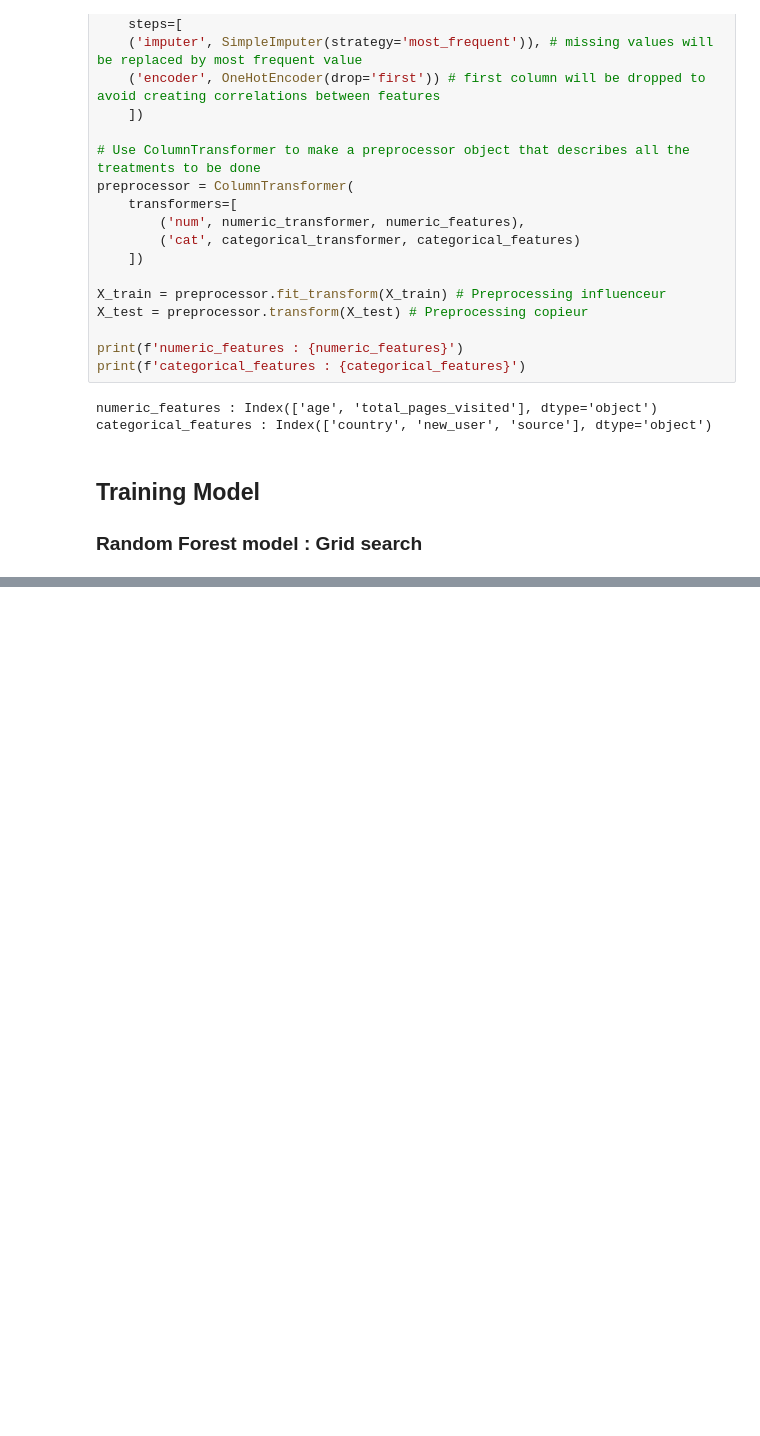
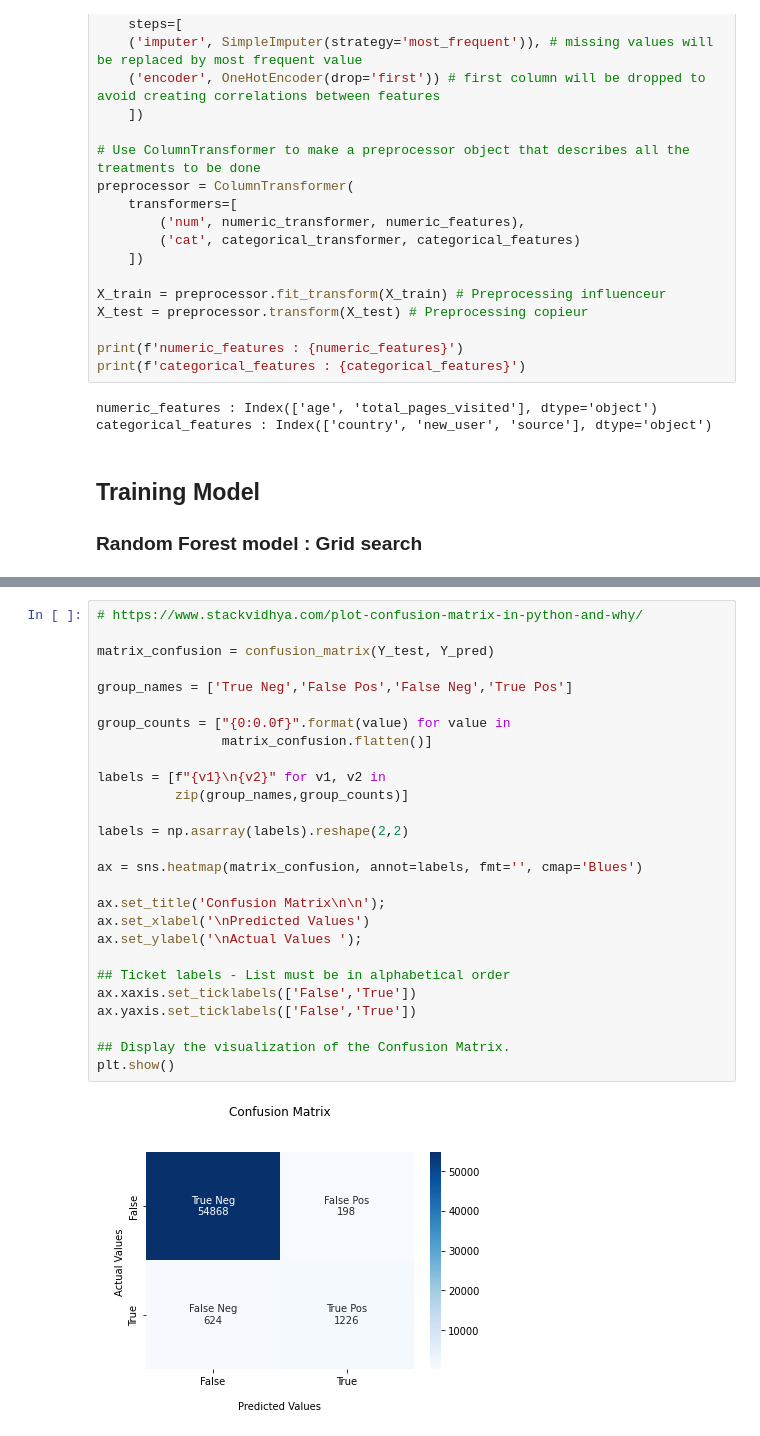
Before and after one commit to g0thier/Bloc-3, a Jupyter notebook: 02_Conversion_rate_challenge/02_Model_Prediction.ipynb, the cells around one changed output, grey strips where cells are left out. Cells and saved outputs as stored; diff of their text form; blank space fills up the shorter version.

```diff
--- a/02_Conversion_rate_challenge/02_Model_Prediction.ipynb
+++ b/02_Conversion_rate_challenge/02_Model_Prediction.ipynb
@@ -138,0 +160,29 @@ print(forest)
+# %%
+# https://www.stackvidhya.com/plot-confusion-matrix-in-python-and-why/
+
+matrix_confusion = confusion_matrix(Y_test, Y_pred)
+
+group_names = ['True Neg','False Pos','False Neg','True Pos']
+
+group_counts = ["{0:0.0f}".format(value) for value in
+                matrix_confusion.flatten()]
+
+labels = [f"{v1}\n{v2}" for v1, v2 in
+          zip(group_names,group_counts)]
+
+labels = np.asarray(labels).reshape(2,2)
+
+ax = sns.heatmap(matrix_confusion, annot=labels, fmt='', cmap='Blues')
+
+ax.set_title('Confusion Matrix\n\n');
+ax.set_xlabel('\nPredicted Values')
+ax.set_ylabel('\nActual Values ');
+
+## Ticket labels - List must be in alphabetical order
+ax.xaxis.set_ticklabels(['False','True'])
+ax.yaxis.set_ticklabels(['False','True'])
+
+## Display the visualization of the Confusion Matrix.
+plt.show()
+# %% [output]
+[figure, added]
```
Also changed, not shown: parts of 7 cells of this notebook.
